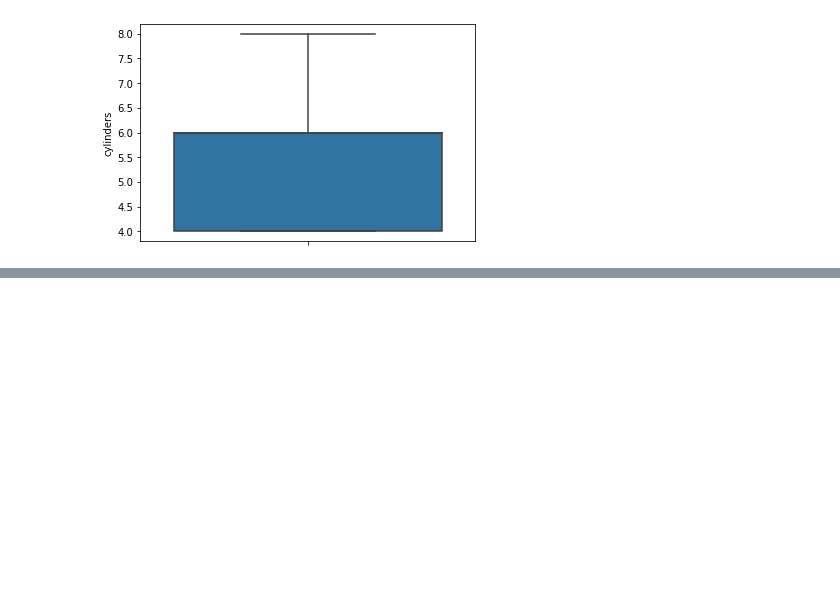
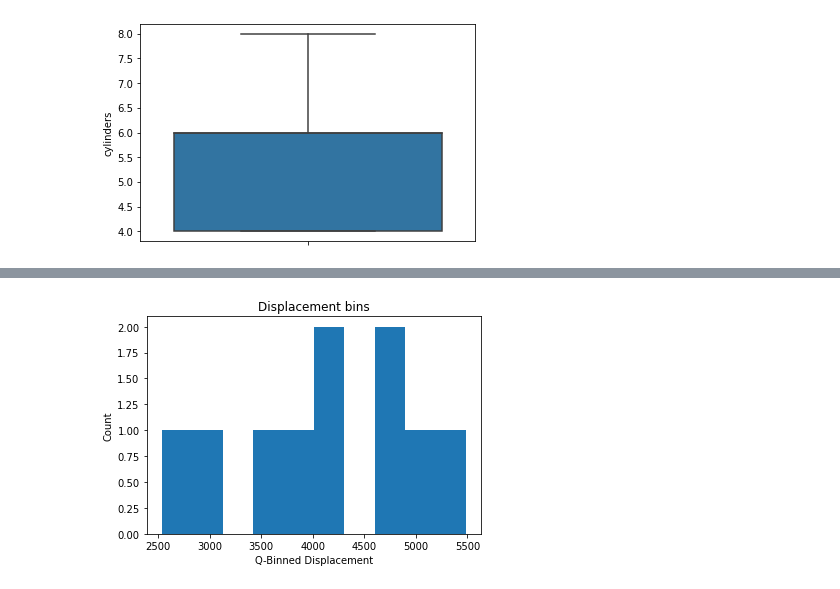
Before and after one commit to obeabi/Effective-Pandas-, a Jupyter notebook: Chapter9_Excercise.ipynb, the cells around one changed output, grey strips where cells are left out. Saved outputs shown, nothing was run; the diff lists cells and outputs as text; code cells hidden in the pictures; blank space fills up the shorter version.

```diff
--- a/Chapter9_Excercise.ipynb
+++ b/Chapter9_Excercise.ipynb
@@ -180,0 +346,5 @@ plt.show()
+# %%
+# Create 10 groups that have equal sized bins
+
+df['qbinned'] = pd.qcut(x = df.displ , q = 10)
+df.qbinned
@@ -180,0 +366,9 @@ plt.show()
+# %%
+# Lets visualize numeric column
+plt.hist(df.qbinned.value_counts())
+plt.xlabel('Q-Binned Displacement')
+plt.ylabel('Count')
+plt.title('Displacement bins')
+plt.show()
+# %% [output]
+[figure, added]
```
Also changed, not shown: parts of 15 cells of this notebook.
